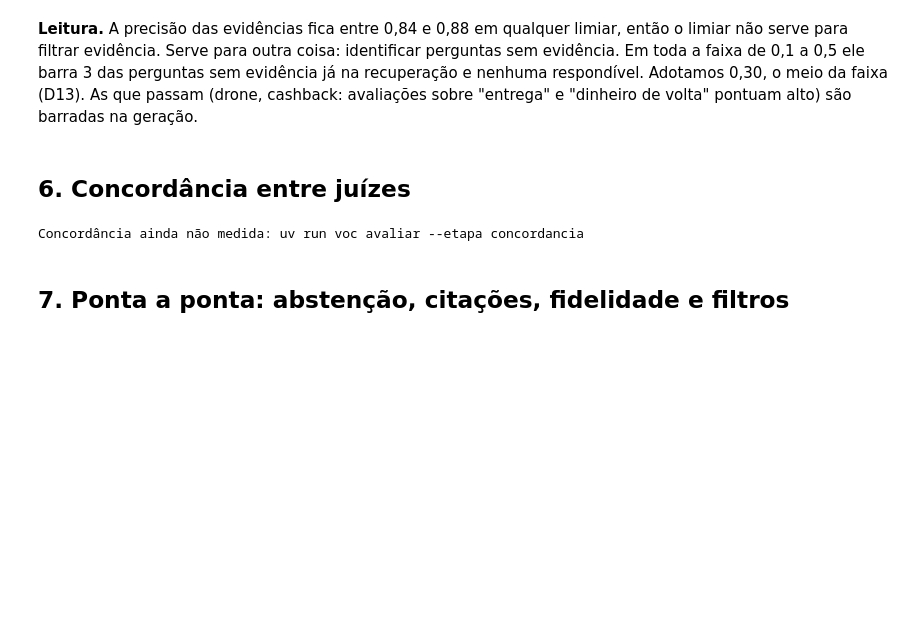
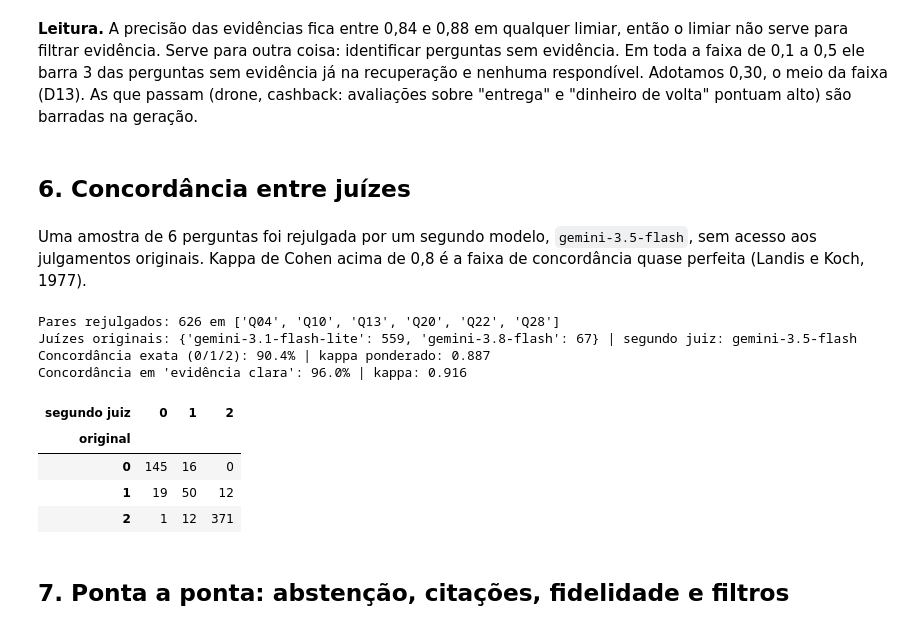
Before and after one commit to LucaOliveiraPrado/tech-challenge-fase4, a Jupyter notebook: notebooks/03_avaliacao.ipynb, the cells around one changed output. Saved outputs shown, nothing was run; the diff lists cells and outputs as text; code cells hidden in the pictures; blank space fills up the shorter version.

```diff
--- a/notebooks/03_avaliacao.ipynb
+++ b/notebooks/03_avaliacao.ipynb
@@ -245,15 +245,27 @@ respondível. Adotamos 0,30, o meio da faixa (D13). As que passam (drone, cashba
 "entrega" e "dinheiro de volta" pontuam alto) são barradas na geração.
 # %% [markdown]
 ## 6. Concordância entre juízes
-# %%
-caminho_conc = REPORTS_DIR / "concordancia_juizes.json"
-if caminho_conc.exists():
-    conc = json.loads(caminho_conc.read_text(encoding="utf-8"))
-    print(json.dumps({k: v for k, v in conc.items() if k != "matriz"}, ensure_ascii=False, indent=2))
-else:
-    print("Concordância ainda não medida: uv run voc avaliar --etapa concordancia")
-# %% [output]
-Concordância ainda não medida: uv run voc avaliar --etapa concordancia
+# %% [markdown]
+Uma amostra de 6 perguntas foi rejulgada por um segundo modelo, `gemini-3.5-flash`, sem acesso
+aos julgamentos originais. Kappa de Cohen acima de 0,8 é a faixa de concordância quase perfeita
+(Landis e Koch, 1977).
+# %%
+conc = json.loads((REPORTS_DIR / "concordancia_juizes.json").read_text(encoding="utf-8"))
+print(f"Pares rejulgados: {conc['pares']} em {conc['perguntas']}")
+print(f"Juízes originais: {conc['juizes_originais']} | segundo juiz: {conc['segundo_juiz']}")
+print(f"Concordância exata (0/1/2): {conc['concordancia_exata']:.1%} | kappa ponderado: {conc['kappa_ponderado']:.3f}")
+print(f"Concordância em 'evidência clara': {conc['concordancia_binaria_relevante']:.1%} | kappa: {conc['kappa_binario_relevante']:.3f}")
+pd.DataFrame(conc["matriz"]).rename_axis(index="original", columns="segundo juiz")
+# %% [output]
+Pares rejulgados: 626 em ['Q04', 'Q10', 'Q13', 'Q20', 'Q22', 'Q28']
+Juízes originais: {'gemini-3.1-flash-lite': 559, 'gemini-3.8-flash': 67} | segundo juiz: gemini-3.5-flash
+Concordância exata (0/1/2): 90.4% | kappa ponderado: 0.887
+Concordância em 'evidência clara': 96.0% | kappa: 0.916
+| segundo juiz | 0 | 1 | 2 |
+| original |  |  |  |
+| 0 | 145 | 16 | 0 |
+| 1 | 19 | 50 | 12 |
+| 2 | 1 | 12 | 371 |
 # %% [markdown]
 ## 7. Ponta a ponta: abstenção, citações, fidelidade e filtros
 # %%
```
Also changed, not shown: 6 other files.
